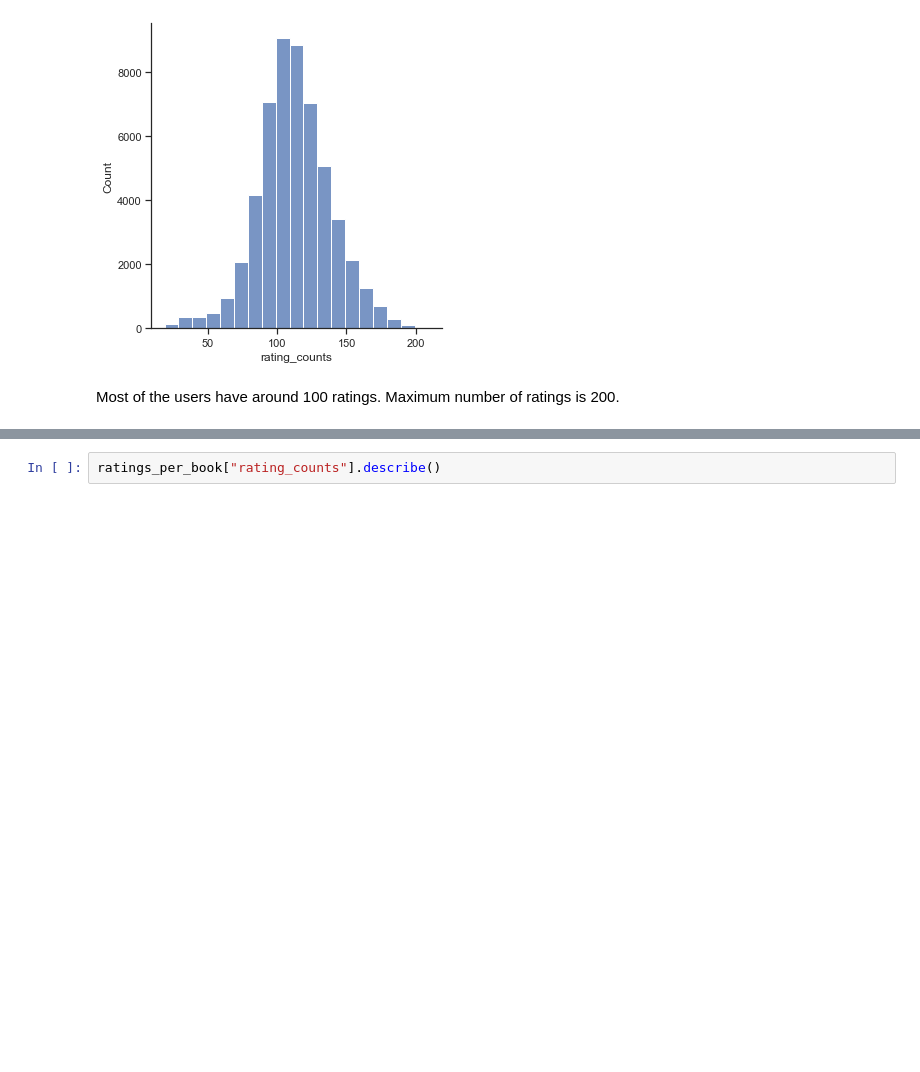
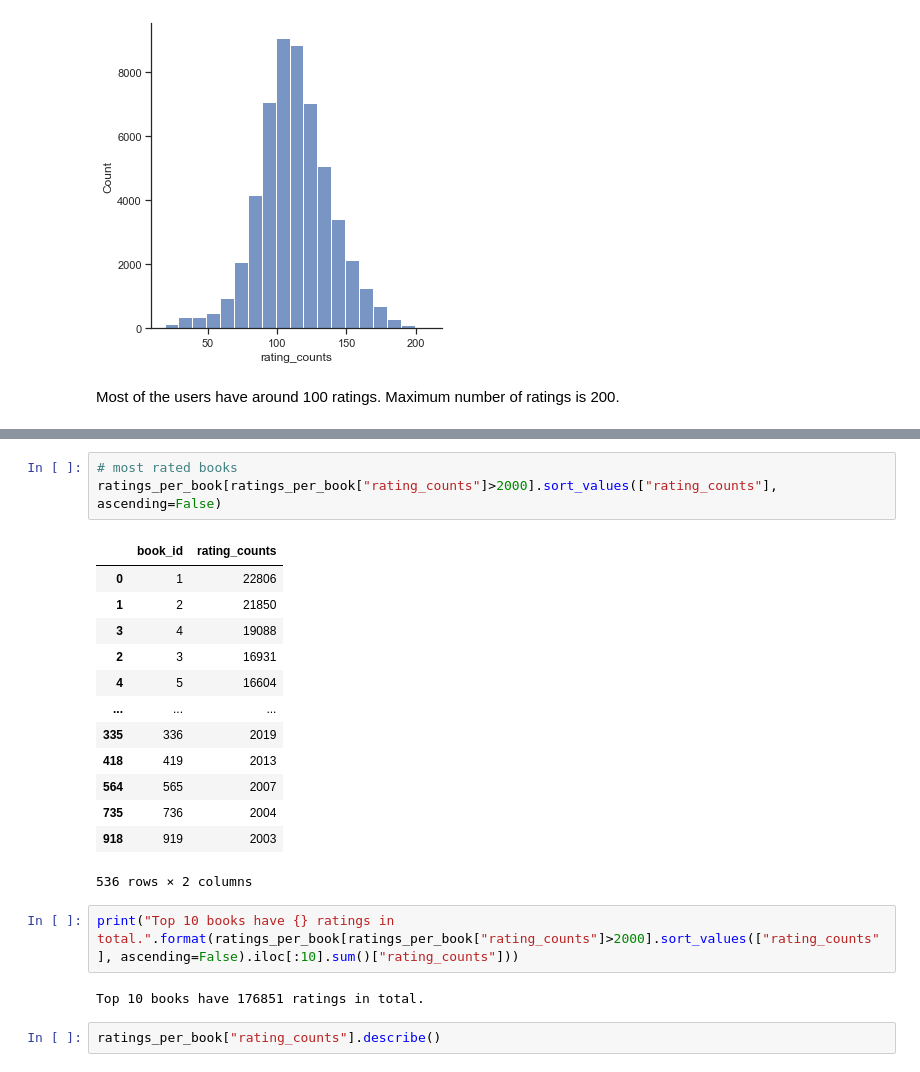
Before and after one commit to christofranz/book-recommendation-engine, a Jupyter notebook: data_inspection.ipynb, the cells around one changed output, grey strips where cells are left out. Cells and saved outputs as stored; diff of their text form; blank space fills up the shorter version.

Commit message:
Add comments and prints to data insepction notebook

```diff
--- a/data_inspection.ipynb
+++ b/data_inspection.ipynb
@@ -134,3 +159,24 @@ plt.show()
+# %%
+# most rated books
+ratings_per_book[ratings_per_book["rating_counts"]>2000].sort_values(["rating_counts"], ascending=False)
+# %% [output]
+|  | book_id | rating_counts |
+| 0 | 1 | 22806 |
+| 1 | 2 | 21850 |
+| 3 | 4 | 19088 |
+| 2 | 3 | 16931 |
+| 4 | 5 | 16604 |
+| ... | ... | ... |
+| 335 | 336 | 2019 |
+| 418 | 419 | 2013 |
+| 564 | 565 | 2007 |
+| 735 | 736 | 2004 |
+| 918 | 919 | 2003 |
+536 rows × 2 columns
+# %%
+print("Top 10 books have {} ratings in total.".format(ratings_per_book[ratings_per_book["rating_counts"]>2000].sort_values(["rating_counts"], ascending=False).iloc[:10].sum()["rating_counts"]))
+# %% [output]
+Top 10 books have 176851 ratings in total.
 # %%
 ratings_per_book["rating_counts"].describe()
 # %% [output]
```
Also changed, not shown: parts of 10 cells of this notebook.
